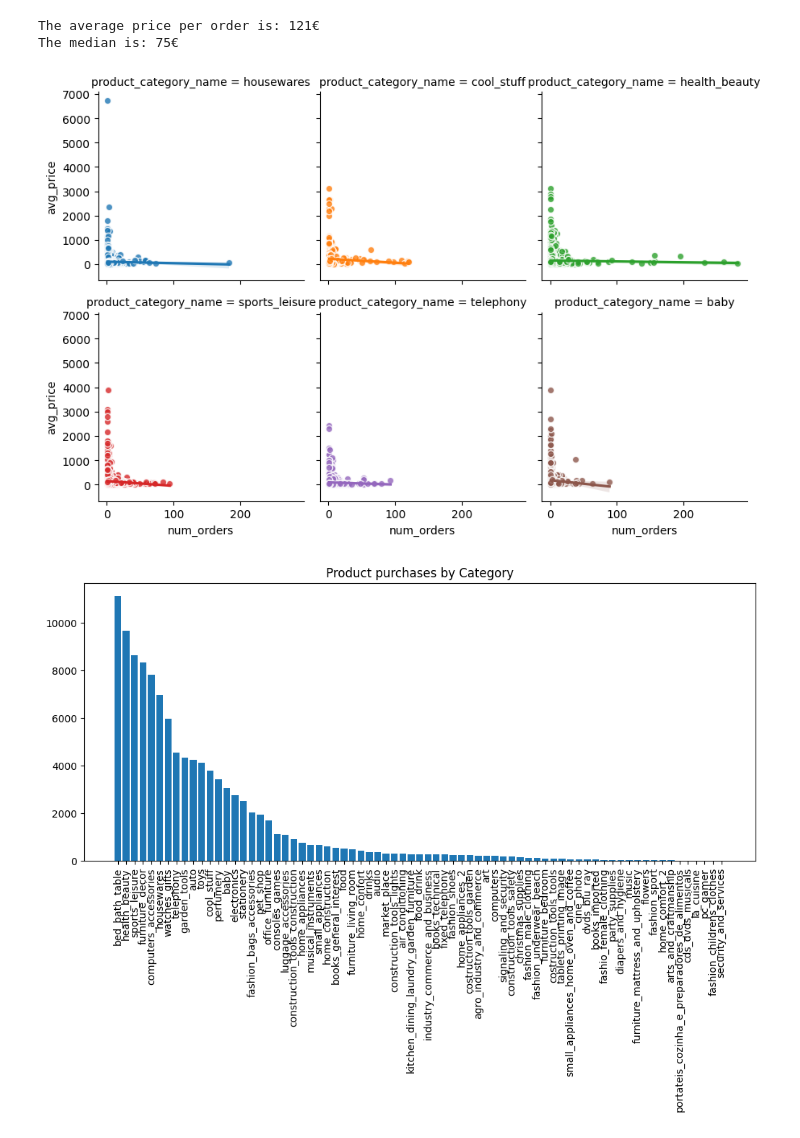
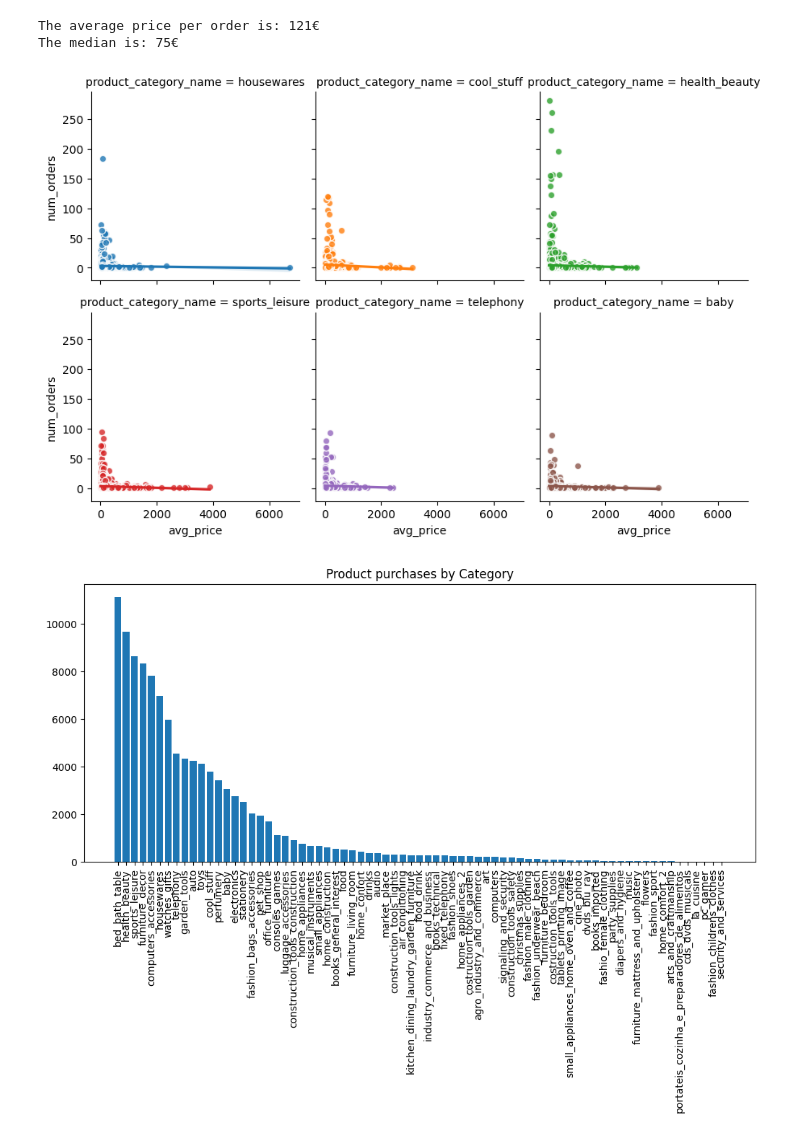
Before and after one commit to joseprs/MetyisProgrammingChallenge, a Jupyter notebook: regression_and_price_optimization.ipynb, the cells around one changed output. Cells and saved outputs as stored; diff of their text form; code cells hidden in the pictures.

```diff
--- a/regression_and_price_optimization.ipynb
+++ b/regression_and_price_optimization.ipynb
@@ -116,16 +116,16 @@ The median is: 75€
 # %%
 # creating dataframe with price and prders per product and product group
 group_product = df[["product_id","product_category_name","order_id","price"]].groupby(["product_id","product_category_name"]).agg(
     avg_price=("price","mean"), num_orders=("order_id","count"), num_prices=("price",pd.Series.nunique)
     )
 group_product = group_product.reset_index()
 group_product = group_product[group_product["product_category_name"].isin(["telephony","baby","cool_stuff","health_beauty", "sports_leisure","housewares"])]
 
 # price per product
-sns.lmplot(data=group_product, x="num_orders", y="avg_price", col="product_category_name", hue="product_category_name",scatter_kws={"edgecolor": 'w'}, col_wrap=3, height=3)
+sns.lmplot(data=group_product, x="avg_price", y="num_orders", col="product_category_name", hue="product_category_name",scatter_kws={"edgecolor": 'w'}, col_wrap=3, height=3)
 plt.show()
 # %% [output]
-[figure, old version]
+[figure, new version]
 # %%
 group_category = df[["product_category_name","product_id", "price"]].groupby("product_category_name").count()
 group_category = group_category.reset_index().sort_values(by="product_id", ascending=False)
```
Also changed, not shown: 2 other files.
